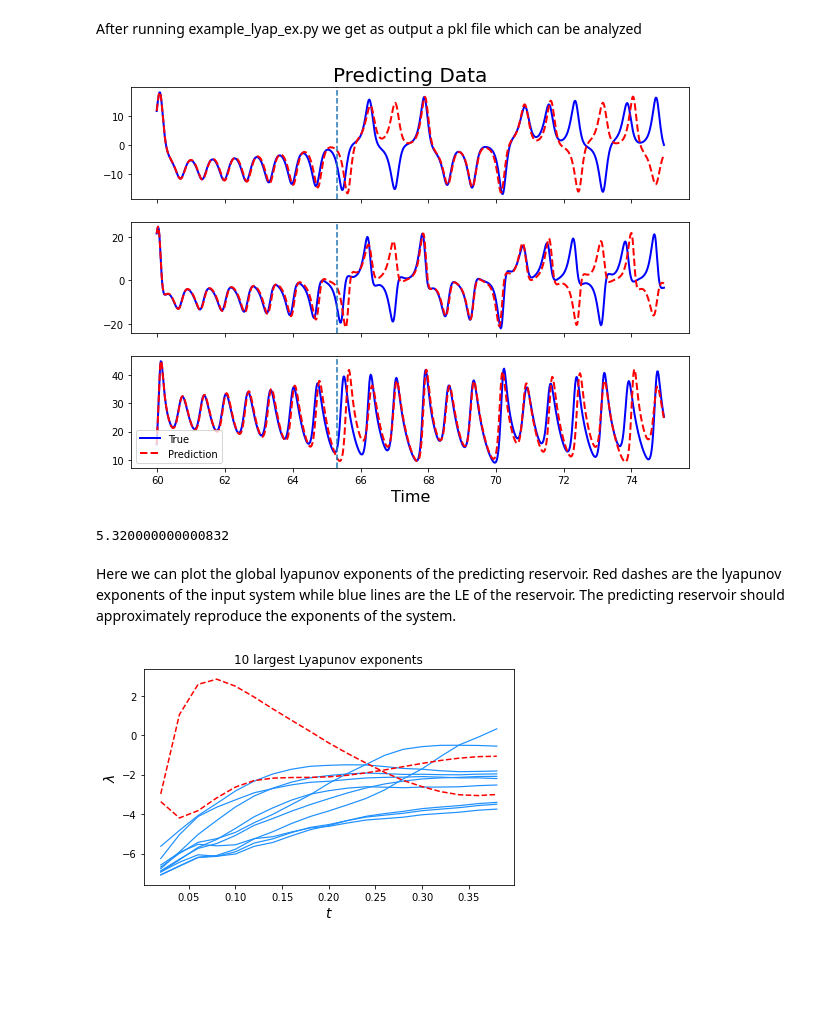
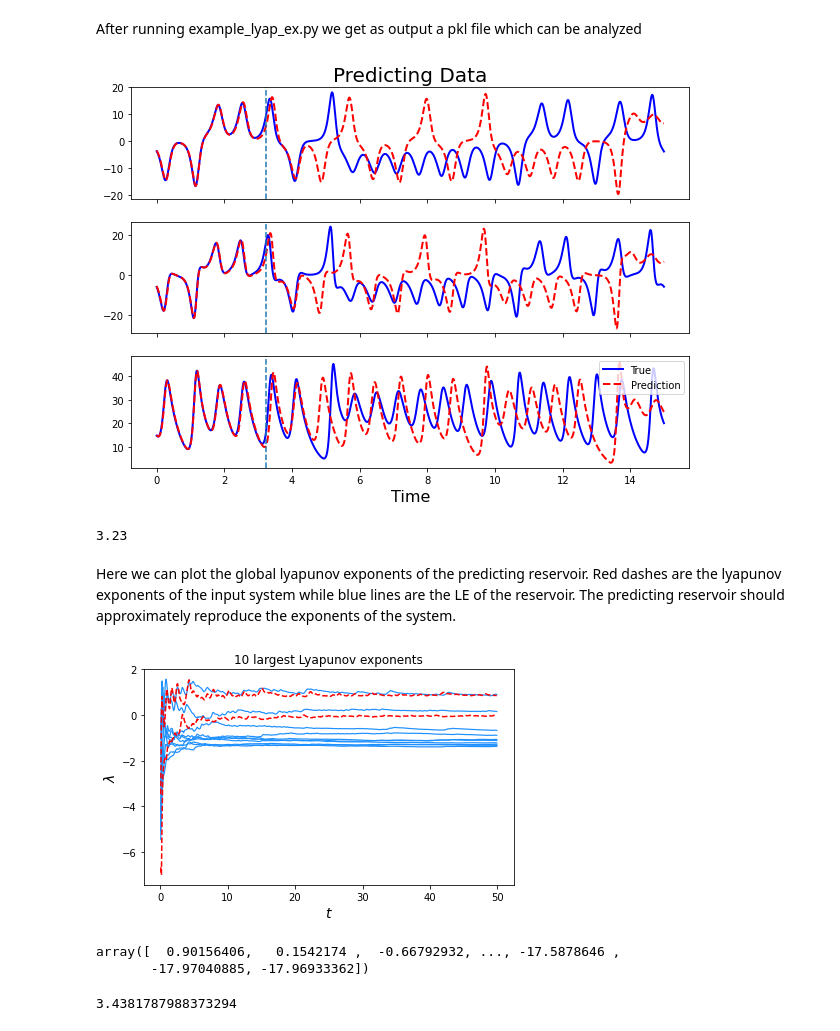
Before and after one commit to japlatt/reservoir, a Jupyter notebook: examples/Example_lyap_ex.ipynb, the cells around one changed output. Saved outputs shown, nothing was run; the diff lists cells and outputs as text; code cells hidden in the pictures; blank space fills up the shorter version.

```diff
--- a/examples/Example_lyap_ex.ipynb
+++ b/examples/Example_lyap_ex.ipynb
@@ -6,19 +10,22 @@ After running example_lyap_ex.py we get as output a pkl file which can be analyz
 # %%
 with open('Lor63_N2000.pkl', 'rb') as reservoir:
     lor63_N2000 = dill.load(reservoir)
-# %%
-lor63_N2000.ifsave = False
 # %%
 lor63_N2000.predict(15, acc = 3)
 # %% [output]
-[figure, old version]
+[figure, new version]
-5.320000000000832
+3.23
 # %% [markdown]
 Here we can plot the global lyapunov exponents of the predicting reservoir. Red dashes are the lyapunov exponents of the input system while blue lines are the LE of the reservoir.  The predicting reservoir should approximately reproduce the exponents of the system.
 # %%
 lor63_N2000.plotLE(10)
+lor63_N2000.LE[-1]
 # %% [output]
-[figure, old version]
+[figure, new version]
+array([  0.90156406,   0.1542174 ,  -0.66792932, ..., -17.5878646 ,
+       -17.97040885, -17.96933362])
 # %%
 #Kaplan-Yorke dimension of the reservoir
 lor63_N2000.getKYDim()
+# %% [output]
+3.4381787988373294
```
Also changed, not shown: parts of 1 cell of this notebook, 1 other file.
